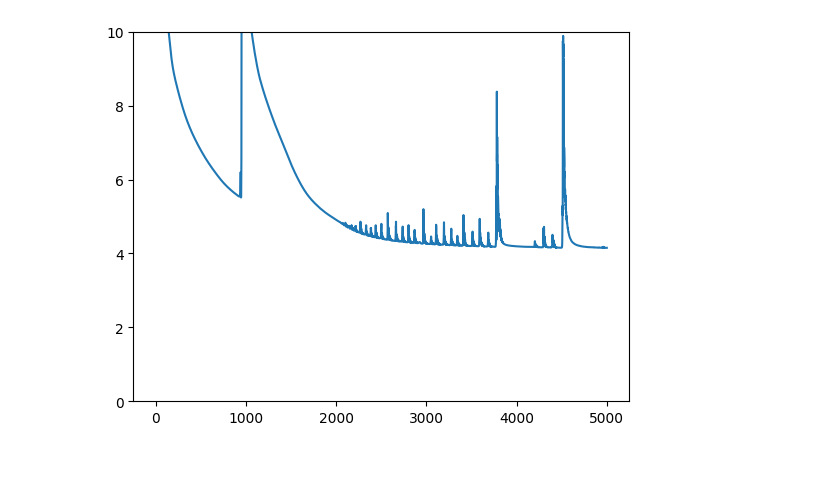
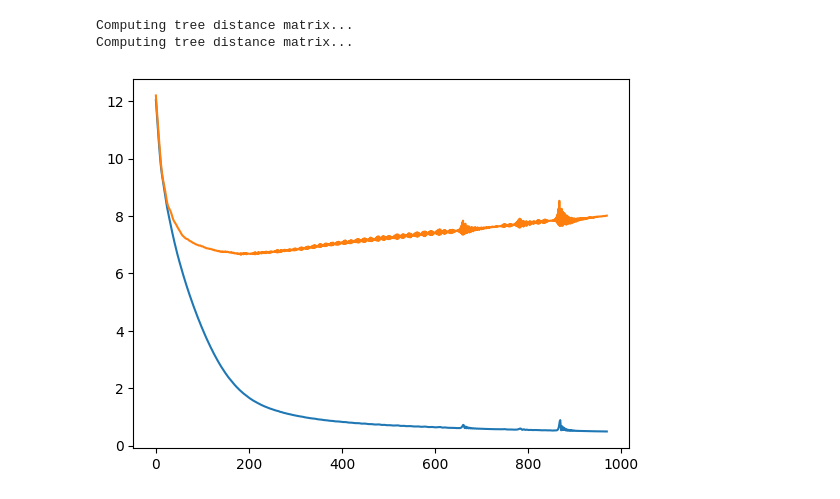
Before and after one commit to forggers/forg, a Jupyter notebook: notebooks/test.ipynb, the cells around one changed output. Drawn from its saved outputs; the diff is of its cells as text; code cells hidden in the pictures; blank space fills up the shorter version.

```diff
--- a/notebooks/test.ipynb
+++ b/notebooks/test.ipynb
@@ -15,45 +1,22 @@ feature = Feature(device="mps")
-# %%
-from tqdm import tqdm
-import torch
-import matplotlib.pyplot as plt
-from forg.embedding import *
-from forg.metric import *
-
-files: list[FileFeatures] = feature(raw_files[:1000])
-
-target_dist_matrix = tree_distance_matrix(files)  # shape: (N, N)
-
-embedding = Embedding(feature=feature, D=2, width=512, depth=2)
-
-
-def loss():
-    embeddings = embedding(files)  # shape: (N, D)
-    dist_matrix = torch.cdist(embeddings, embeddings)  # shape: (N, N)
-    squared_error = (dist_matrix - target_dist_matrix) ** 2
-    return squared_error.mean()
-
-
-# training loop
-
-epochs = 5_000
-lr = 0.01
-
-optimizer = torch.optim.Adam(embedding.parameters(), lr=lr)
-
-losses = []
-
-for epoch in tqdm(range(epochs)):
-    l = loss()
-    l.backward()
-    optimizer.step()
-    optimizer.zero_grad()
-    losses.append(l.item())
-
-plt.plot(losses)
-plt.ylim(0, 10)
-plt.show()
-
-embeddings = embedding(files).cpu().detach()
-# %% [output]
-[figure, removed]
+# %%
+from forg.train import train
+
+repo_dir = "../data/repos/react"
+# repo_dir = "/Users/alex/Downloads"
+
+
+files, embedding, train_costs, test_costs = train(repo_dir=repo_dir)
+# %% [output]
+Computing tree distance matrix...
+Computing tree distance matrix...
+# %%
+import matplotlib.pyplot as plt
+
+skip = 30
+
+plt.plot(train_costs[skip:], label="train")
+plt.plot(test_costs[skip:], label="test")
+plt.show()
+# %% [output]
+[figure, added]
 # %%
```
Also changed, not shown: parts of 4 cells of this notebook, 3 other files.
